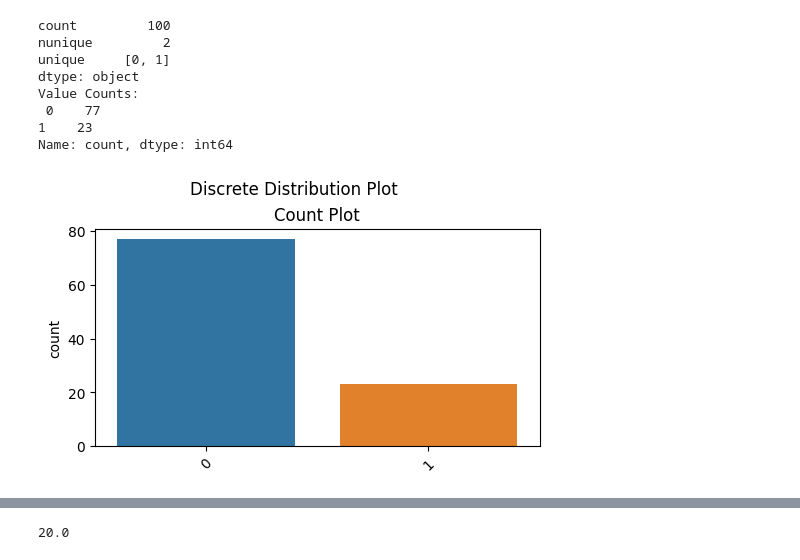
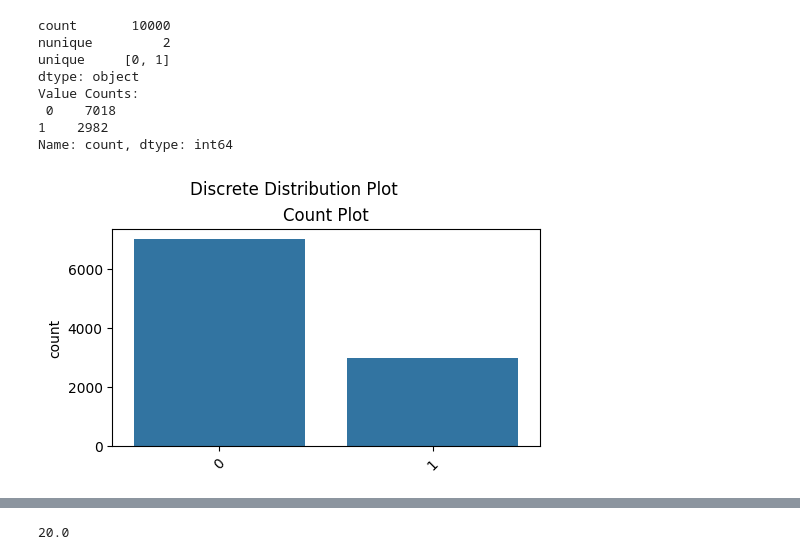
Before and after one commit to Tolash123/Machine_learning_and_Deep_learning, a Jupyter notebook: Module3-Advance Data analysis and statistics/1. Data Distributions/distribution_introduction.ipynb, the cells around one changed output, grey strips where cells are left out. Cells and saved outputs as stored; diff of their text form; code cells hidden in the pictures.

```diff
--- a/Module3-Advance Data analysis and statistics/1. Data Distributions/distribution_introduction.ipynb
+++ b/Module3-Advance Data analysis and statistics/1. Data Distributions/distribution_introduction.ipynb
@@ -169,23 +191,23 @@ Probability Mass Function
 # %%
-def bernoulli_distribution(p,size):
-     # Define the number of trials (n) and the probability of success (p)
+def bernoulli_distribution_generator(p, size):
+    # Define the number of trials (n) and the probability of success (p)
     return np.random.binomial(n=1, p=p, size=size)
 # %%
-bernoulli_dist = bernoulli_distribution(p=0.30,size=100)
+bernoulli_dist = bernoulli_distribution_generator(p=0.30, size=10000)
 
 discrete_non_viz_analysis(data=bernoulli_dist)
 
 discrete_viz_analysis(data=bernoulli_dist)
 # %% [output]
-count         100
+count       10000
 nunique         2
 unique     [0, 1]
 dtype: object
 Value Counts:
- 0    77
-1    23
+ 0    7018
+1    2982
 Name: count, dtype: int64
-[figure, old version]
+[figure, new version]
 # %%
 # Using scipy.stats to generate the bernoulli distribution
 prob_success = 0.30
```
Also changed, not shown: parts of 104 cells of this notebook.
